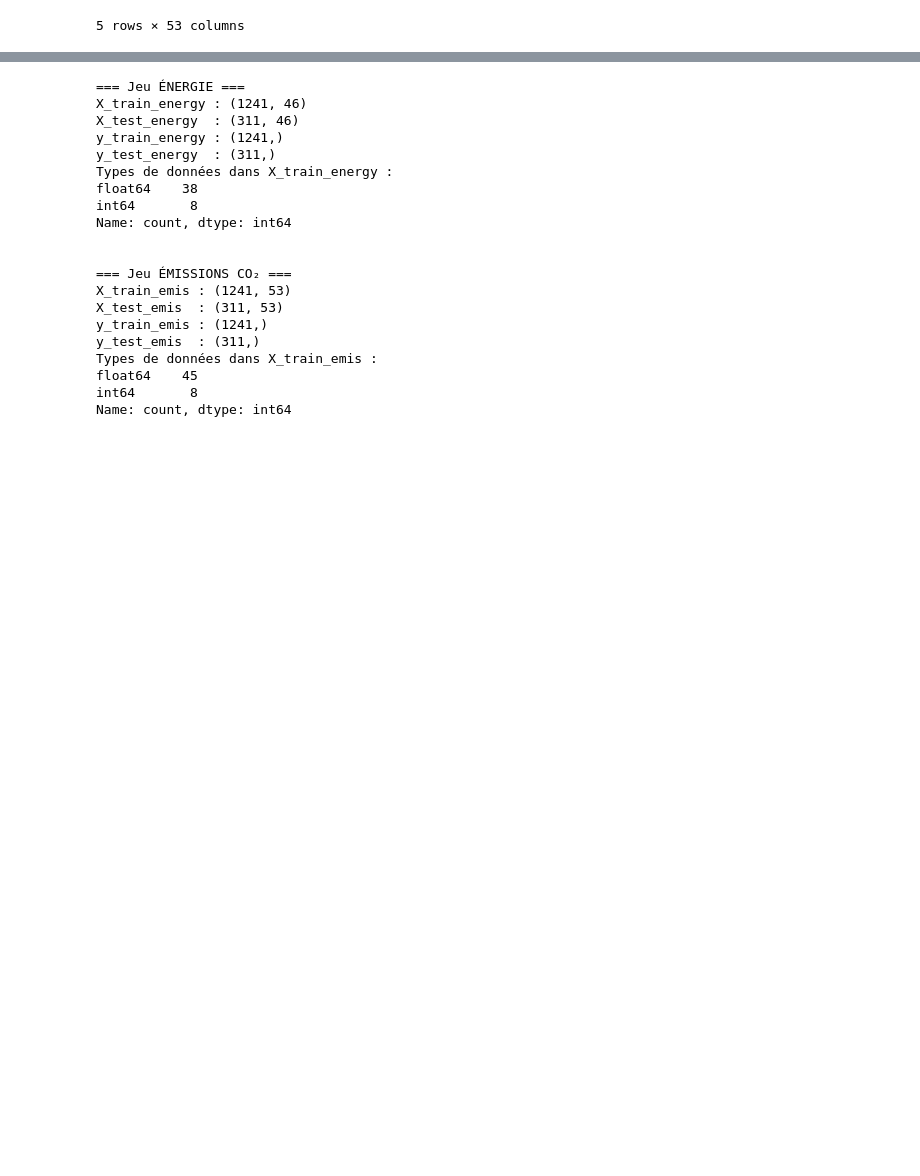
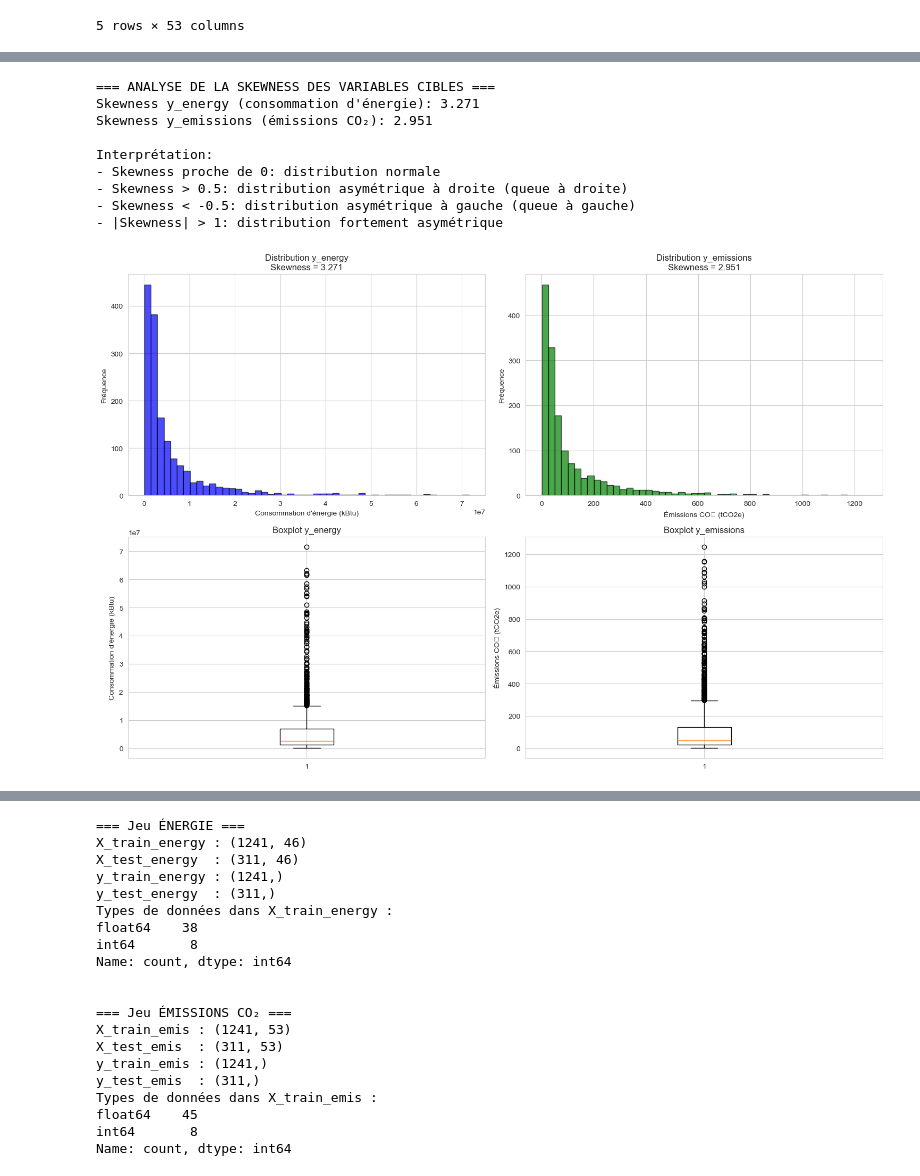
Before and after one commit to AdamAe6/Op-Projet-3, a Jupyter notebook: P3_template_modelistation_supervisee_data_scientist.ipynb, the cells around one changed output, grey strips where cells are left out. Saved outputs shown, nothing was run; the diff lists cells and outputs as text; code cells hidden in the pictures; blank space fills up the shorter version.

```diff
--- a/P3_template_modelistation_supervisee_data_scientist.ipynb
+++ b/P3_template_modelistation_supervisee_data_scientist.ipynb
@@ -886,0 +891,66 @@ Aperçu Emissions :
+# %%
+# === 1. ANALYSE DE LA SKEWNESS DES VARIABLES CIBLES ===
+
+import numpy as np
+import matplotlib.pyplot as plt
+import seaborn as sns
+from scipy.stats import skew
+
+# Calcul de la skewness pour les deux variables cibles
+skewness_energy = skew(y_energy.dropna())
+skewness_emissions = skew(y_emissions.dropna())
+
+print("=== ANALYSE DE LA SKEWNESS DES VARIABLES CIBLES ===")
+print(f"Skewness y_energy (consommation d'énergie): {skewness_energy:.3f}")
+print(f"Skewness y_emissions (émissions CO₂): {skewness_emissions:.3f}")
+print()
+print("Interprétation:")
+print("- Skewness proche de 0: distribution normale")
+print("- Skewness > 0.5: distribution asymétrique à droite (queue à droite)")
+print("- Skewness < -0.5: distribution asymétrique à gauche (queue à gauche)")
+print("- |Skewness| > 1: distribution fortement asymétrique")
+
+# Visualisation des distributions originales
+fig, axes = plt.subplots(2, 2, figsize=(15, 10))
+
+# Distribution de y_energy
+axes[0, 0].hist(y_energy.dropna(), bins=50, alpha=0.7, color='blue', edgecolor='black')
+axes[0, 0].set_title(f'Distribution y_energy\nSkewness = {skewness_energy:.3f}')
+axes[0, 0].set_xlabel('Consommation d\'énergie (kBtu)')
+axes[0, 0].set_ylabel('Fréquence')
+
+# Distribution de y_emissions
+axes[0, 1].hist(y_emissions.dropna(), bins=50, alpha=0.7, color='green', edgecolor='black')
+axes[0, 1].set_title(f'Distribution y_emissions\nSkewness = {skewness_emissions:.3f}')
+axes[0, 1].set_xlabel('Émissions CO₂ (tCO2e)')
+axes[0, 1].set_ylabel('Fréquence')
+
+# Boxplots pour identifier les outliers
+axes[1, 0].boxplot(y_energy.dropna())
+axes[1, 0].set_title('Boxplot y_energy')
+axes[1, 0].set_ylabel('Consommation d\'énergie (kBtu)')
+
+axes[1, 1].boxplot(y_emissions.dropna())
+axes[1, 1].set_title('Boxplot y_emissions')
+axes[1, 1].set_ylabel('Émissions CO₂ (tCO2e)')
+
+plt.tight_layout()
+plt.show()
+
+# Statistiques descriptives
+print("\n=== STATISTIQUES DESCRIPTIVES ===")
+print("y_energy:")
+print(y_energy.describe())
+print("\ny_emissions:")
+print(y_emissions.describe())
+# %% [output]
+=== ANALYSE DE LA SKEWNESS DES VARIABLES CIBLES ===
+Skewness y_energy (consommation d'énergie): 3.271
+Skewness y_emissions (émissions CO₂): 2.951
+
+Interprétation:
+- Skewness proche de 0: distribution normale
+- Skewness > 0.5: distribution asymétrique à droite (queue à droite)
+- Skewness < -0.5: distribution asymétrique à gauche (queue à gauche)
+- |Skewness| > 1: distribution fortement asymétrique
+[figure, added]
```
Also changed, not shown: parts of 21 cells of this notebook.
